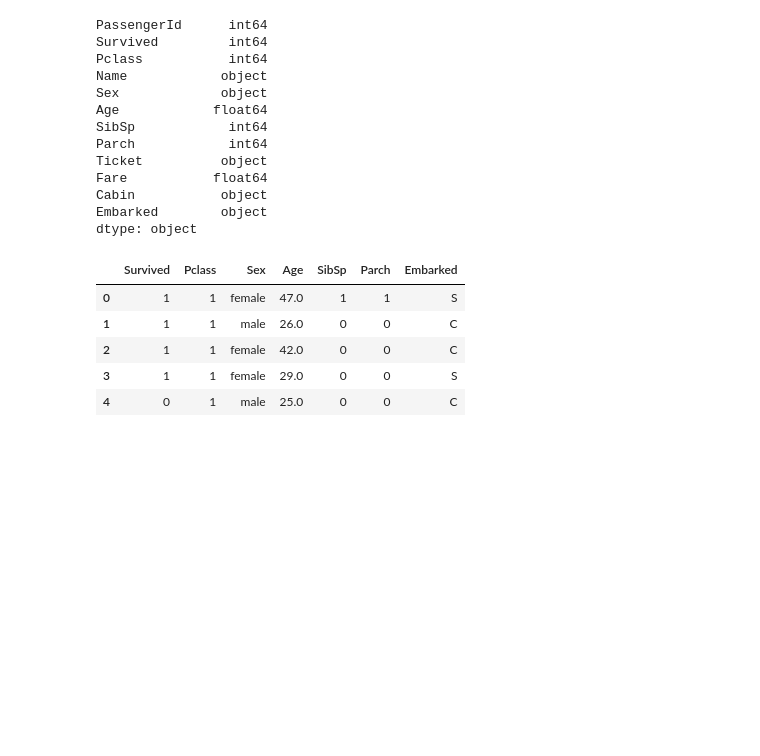
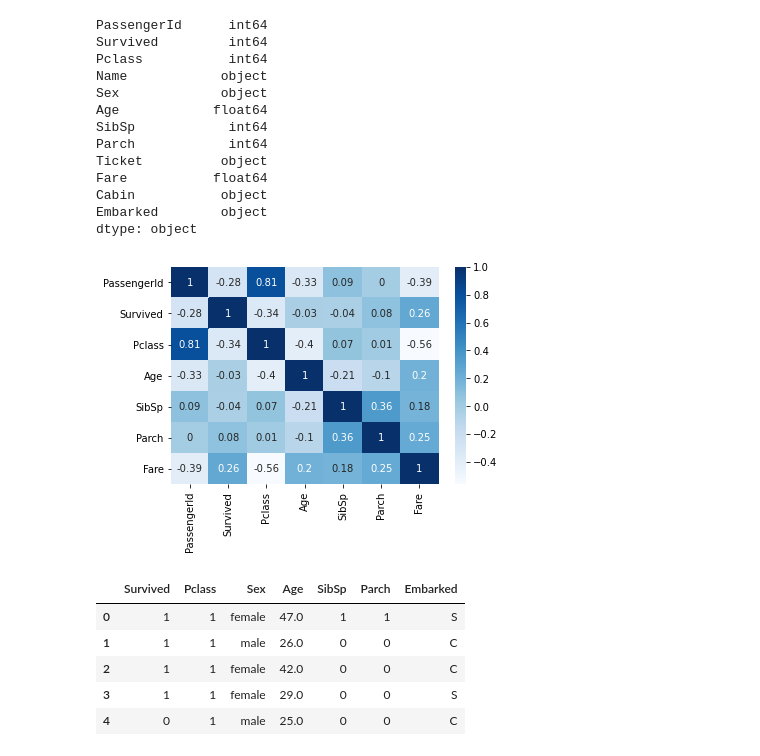
Before and after one commit to Jake-LJH/HeicodersAcademyAI200, a Jupyter notebook: titanic.ipynb, the cells around one changed output. Cells and saved outputs as stored; diff of their text form; code cells hidden in the pictures; blank space fills up the shorter version.

```diff
--- a/titanic.ipynb
+++ b/titanic.ipynb
@@ -35,6 +35,15 @@ Fare           float64
 Cabin           object
 Embarked        object
 dtype: object
+# %%
+import seaborn as sns
+import matplotlib.pyplot as plt
+
+corr = train.corr().round(2)
+sns.heatmap(data=corr, annot=True, cmap='Blues')
+plt.show()
+# %% [output]
+[figure, added]
 # %%
 # Drop id, name, ticket, fare, cabin
 train = train.drop(['PassengerId','Name','Ticket','Fare','Cabin'], axis=1)
```
Also changed, not shown: parts of 16 cells of this notebook, 1 other file.
